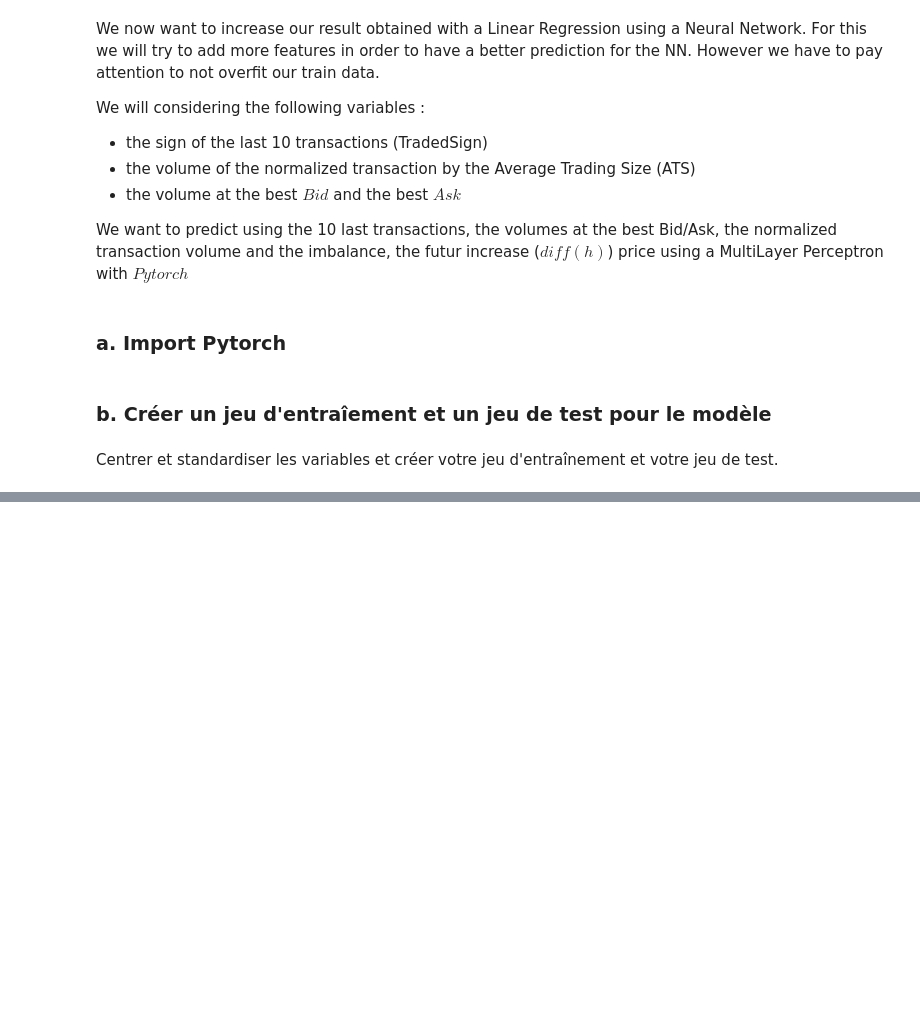
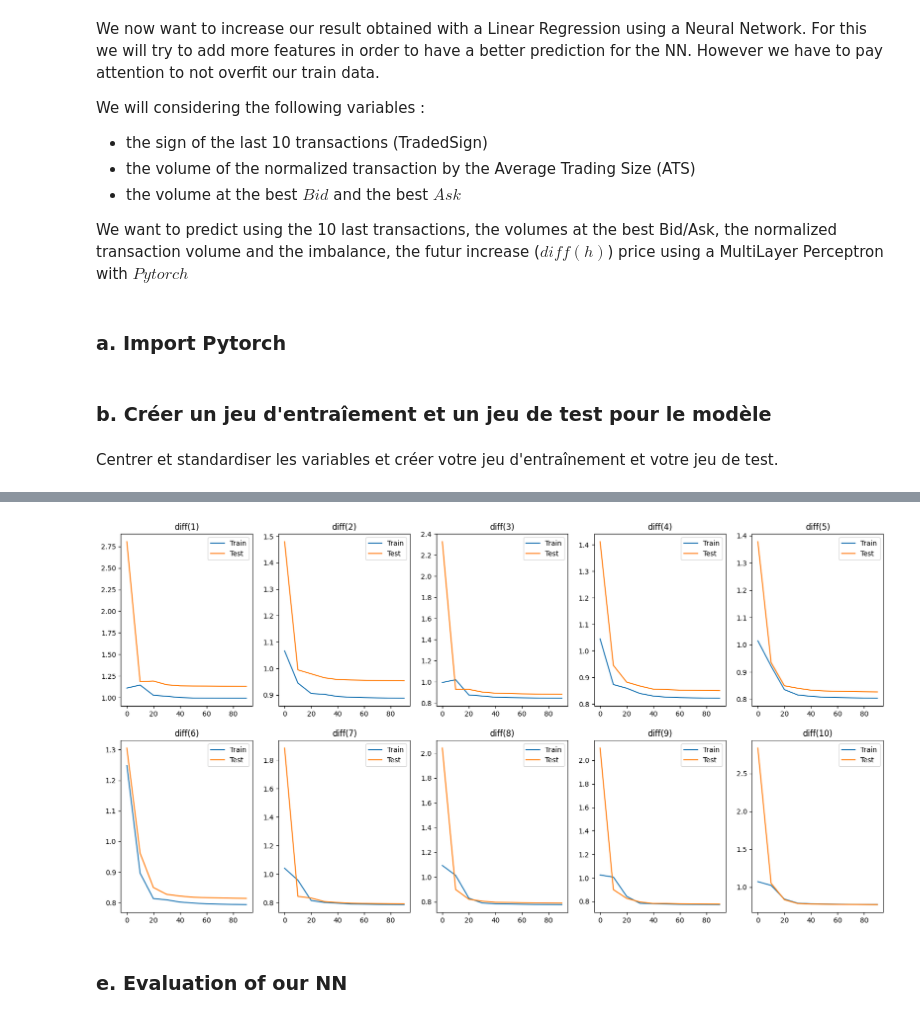
Before and after one commit to hedsto/predictive-power-of-imbalance, a Jupyter notebook: predictive_power_of_imbalance.ipynb, the cells around one changed output, grey strips where cells are left out. Cells and saved outputs as stored; diff of their text form; code cells hidden in the pictures; blank space fills up the shorter version.

```diff
--- a/predictive_power_of_imbalance.ipynb
+++ b/predictive_power_of_imbalance.ipynb
@@ -170,2 +140,0 @@ Compiler le modèle. Vous pouvez utiliser l'optimiseur `SGD` et l'erreur quadrat
-# %%
-model.compile(loss="sparse_categorical_crossentropy", optimizer="sgd", metrics=["accuracy"])
@@ -174,2 +140,0 @@ model.compile(loss="sparse_categorical_crossentropy", optimizer="sgd", metrics=[
-# %%
-history = model.fit(X_train, y_train, epochs=30, validation_data=(X_valid, y_valid))
@@ -192,0 +275,31 @@ Comment pourriez-vous améliorer ce résultat ?
+# %%
+def train_model_k(k, model, X_train, Y_train, X_test, Y_test, epochs=100, lr=0.1):
+    # train of the k-th model.
+    optimizer = optim.Adam(model.parameters(), lr=lr)
+    for epoch in range(epochs):
+        model.train()
+        optimizer.zero_grad()
+        Y_pred = model(X_train)
+        #print(Y_pred.reshape(-1,1))
+
+        loss = criterion(Y_pred.reshape(-1,1), Y_train.reshape(-1,1))
+        loss.backward()
+        optimizer.step()
+        if epoch % 10 == 0:
+            model.eval()
+            Y_test_pred = model(X_test)
+            test_loss = criterion(Y_test_pred.reshape(-1,1), Y_test.reshape(-1,1))
+            print(f'Epoch {epoch} - Train Loss: {loss.item()} - Test loss: {test_loss.item()}')
+
+            ep_list[k].append(epoch)
+            train_loss_list[k].append(loss.item())
+            test_loss_list[k].append(test_loss.item())
+
+    return model
+
+model_list = [FeedForwardNet(X_train_norm.shape[1], 1) for _ in range(10)]
+# %%
+from tqdm import tqdm
+
+for k in tqdm(range(10), desc='Entrainement du NN(h) avec h -> ', unit='model'):
+    model_list[k] = train_model_k(k, model_list[k], X_train_norm, Y_train_norm_s[k], X_test_norm, Y_test_norm_s[k])
@@ -192,0 +407,14 @@ Comment pourriez-vous améliorer ce résultat ?
+# %%
+fig, axes = plt.subplots(2, 5, figsize=(20, 10))
+
+for k in range(10) :
+    axes[k//5][k%5].plot(ep_list[k], train_loss_list[k], label='Train')
+    axes[k//5][k%5].plot(ep_list[k], test_loss_list[k], label='Test')
+    axes[k//5][k%5].legend()
+    axes[k//5][k%5].set_title(f'diff({k+1})')
+
+plt.show()
+# %% [output]
+[figure, added]
+# %% [markdown]
+### e. Evaluation of our NN
```
Also changed, not shown: parts of 42 cells of this notebook.
